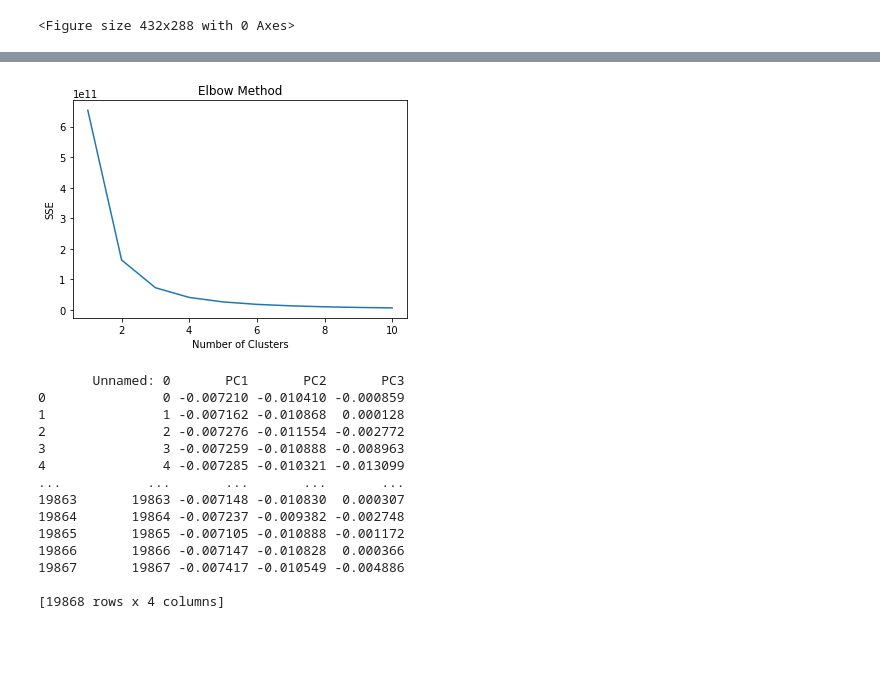
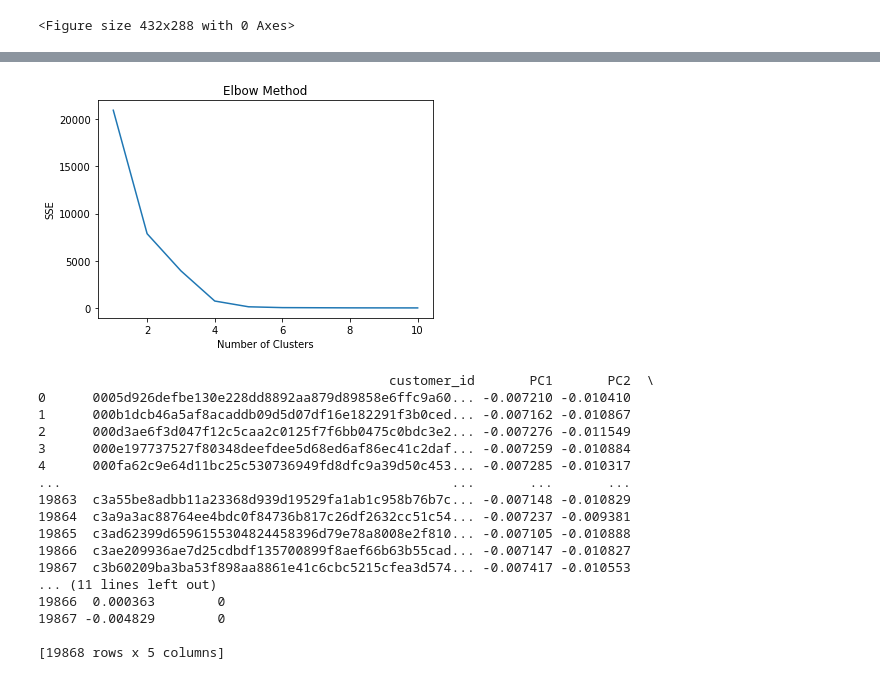
Before and after one commit to yusaku-learn/handm-analytics, a Jupyter notebook: handm_syuseibun_kouhan.ipynb, the cells around one changed output, grey strips where cells are left out. Saved outputs shown, nothing was run; the diff lists cells and outputs as text; code cells hidden in the pictures; blank space fills up the shorter version.

```diff
--- a/handm_syuseibun_kouhan.ipynb
+++ b/handm_syuseibun_kouhan.ipynb
@@ -24,30 +20,20 @@ print(explained_variance_ratio)
 [0.01881811 0.00668132 0.00461701]
 # %%
-import pickle
 import pandas as pd
 import matplotlib.pyplot as plt
 from mpl_toolkits.mplot3d import Axes3D
-from sklearn.cluster import KMeans
 
-# ファイルから保存された変数を読み込む
-with open('pca_results.pkl', 'rb') as f:
-    pca_components, explained_variance_ratio = pickle.load(f)
-
-reduced_cross_tab_df = pd.read_csv('PC_result.csv')
-
-# クラスタリングを実行
-kmeans = KMeans(n_clusters=4, random_state=42)
-kmeans.fit(reduced_cross_tab_df)
-
-# クラスタリング結果のラベルを取得
-labels = kmeans.labels_
+reduced_cross_tab_df =pd.read_csv("PC_result.csv")
 
 # 3次元散布図を作成
 fig = plt.figure()
-ax = fig.add_subplot(111, projection='3d')
+ax = fig.add_subplot(111, projection=Axes3D.name)
 
 # クラスタリング結果を可視化
-ax.scatter(reduced_cross_tab_df['PC1'], reduced_cross_tab_df['PC2'], reduced_cross_tab_df['PC3'], c=labels)
+#右は間違いax.scatter(reduced_cross_tab_df['PC1'], reduced_cross_tab_df['PC2'], reduced_cross_tab_df['PC3'],reduced_cross_tab_df['Cluster'])
+
+ax.scatter(reduced_cross_tab_df['PC1'], reduced_cross_tab_df['PC2'], reduced_cross_tab_df['PC3'], c=reduced_cross_tab_df['Cluster'].values)
+
 
 # 軸ラベルの設定
 ax.set_xlabel('PC1')
@@ -61,5 +47,5 @@ ax.set_title('K-means Clustering Result')
 plt.show()
 
 # 画像データとして保存
-#fig.savefig('図の保存先のファイルパス.png')
+fig.savefig('図の保存先のファイルパス.png')
 # %% [output]
@@ -72,44 +72,48 @@ fig.savefig("img.png")
 # %%
 from sklearn.cluster import KMeans
 import matplotlib.pyplot as plt
 
-X = reduced_cross_tab_df
+# Drop the non-numeric column from the DataFrame
+numeric_df = reduced_cross_tab_df.drop('customer_id', axis=1)
 
-# SSEの値を保持するリスト
+# SSE's list to hold values
 sse = []
 
-# クラスタ数の範囲
+# Range of cluster numbers
 k_range = range(1, 11)
 
-# 各クラスタ数でK-meansクラスタリングを実行し、SSEを計算
+# Execute K-means clustering for each cluster number and calculate SSE
 for k in k_range:
     kmeans = KMeans(n_clusters=k, random_state=42)
-    kmeans.fit(X)
+    kmeans.fit(numeric_df)
     sse.append(kmeans.inertia_)
 
-# SSEの値をプロット
+# Plot the SSE values
 plt.plot(k_range, sse)
 plt.xlabel('Number of Clusters')
 plt.ylabel('SSE')
 plt.title('Elbow Method')
 plt.show()
 # %% [output]
-[figure, old version]
+[figure, new version]
 # %%
 #ここからは、作成したPCAを、CSVにし、snowflakeに取り込んできます。
 print(reduced_cross_tab_df)
 # %% [output]
-       Unnamed: 0       PC1       PC2       PC3
-0               0 -0.007210 -0.010410 -0.000859
-1               1 -0.007162 -0.010868  0.000128
-2               2 -0.007276 -0.011554 -0.002772
-3               3 -0.007259 -0.010888 -0.008963
-4               4 -0.007285 -0.010321 -0.013099
-...           ...       ...       ...       ...
-19863       19863 -0.007148 -0.010830  0.000307
-19864       19864 -0.007237 -0.009382 -0.002748
-19865       19865 -0.007105 -0.010888 -0.001172
-19866       19866 -0.007147 -0.010828  0.000366
-19867       19867 -0.007417 -0.010549 -0.004886
+                                             customer_id       PC1       PC2  \
+0      0005d926defbe130e228dd8892aa879d89858e6ffc9a60... -0.007210 -0.010410
+1      000b1dcb46a5af8acaddb09d5d07df16e182291f3b0ced... -0.007162 -0.010867
+2      000d3ae6f3d047f12c5caa2c0125f7f6bb0475c0bdc3e2... -0.007276 -0.011549
+3      000e197737527f80348deefdee5d68ed6af86ec41c2daf... -0.007259 -0.010884
+4      000fa62c9e64d11bc25c530736949fd8dfc9a39d50c453... -0.007285 -0.010317
+...                                                  ...       ...       ...
+19863  c3a55be8adbb11a23368d939d19529fa1ab1c958b76b7c... -0.007148 -0.010829
+19864  c3a9a3ac88764ee4bdc0f84736b817c26df2632cc51c54... -0.007237 -0.009381
+19865  c3ad62399d6596155304824458396d79e78a8008e2f810... -0.007105 -0.010888
+19866  c3ae209936ae7d25cdbdf135700899f8aef66b63b55cad... -0.007147 -0.010827
+19867  c3b60209ba3ba53f898aa8861e41c6cbc5215cfea3d574... -0.007417 -0.010553
+... (11 lines left out)
+19866  0.000363        0
+19867 -0.004829        0
 
-[19868 rows x 4 columns]
+[19868 rows x 5 columns]
```
Also changed, not shown: parts of 3 cells of this notebook, 2 other files.
